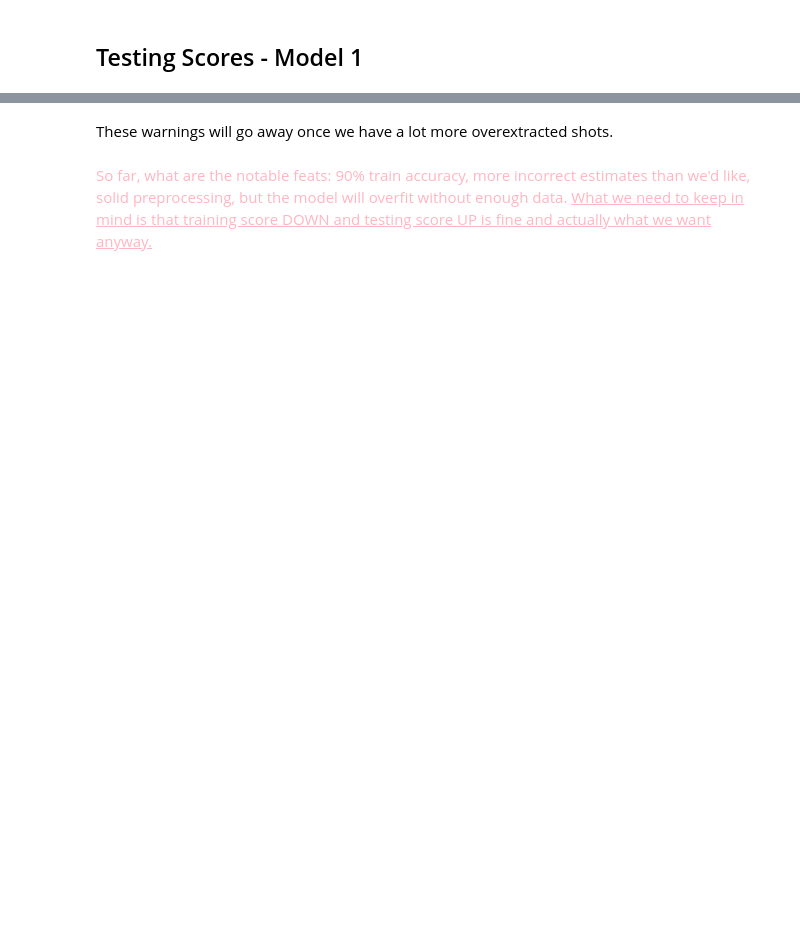
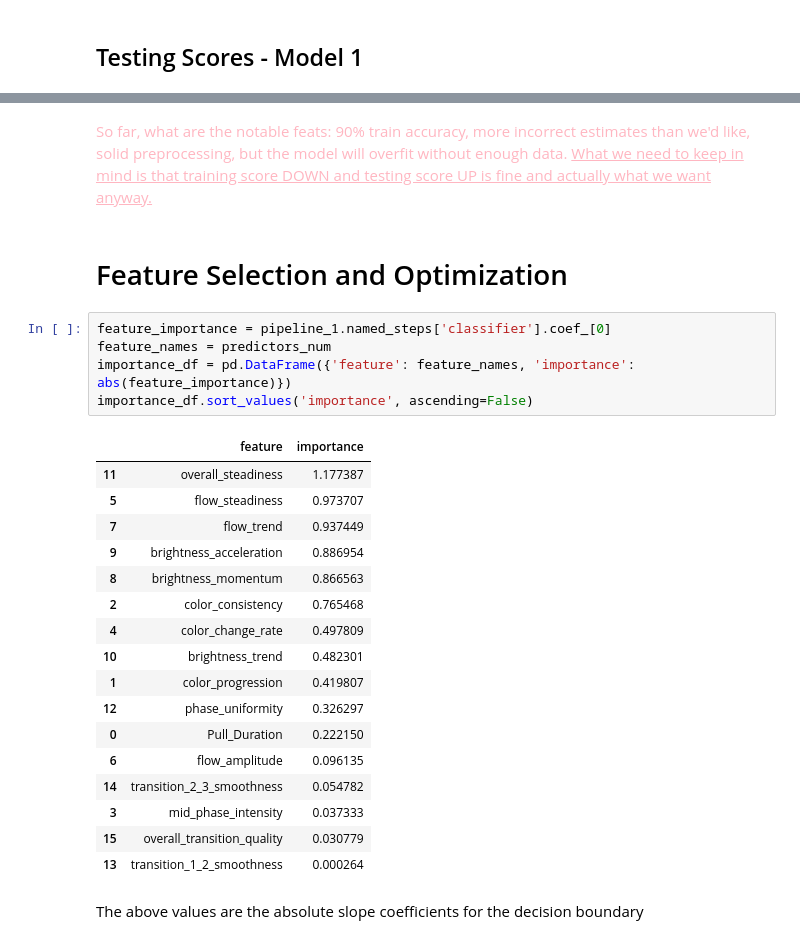
Before and after one commit to anichip/EspressFlowCV, a Jupyter notebook: initial_model.ipynb, the cells around one changed output, grey strips where cells are left out. Saved outputs shown, nothing was run; the diff lists cells and outputs as text; blank space fills up the shorter version.

```diff
--- a/initial_model.ipynb
+++ b/initial_model.ipynb
@@ -174,4 +190,29 @@ plt.show()
-# %% [markdown]
-These warnings will go away once we have a lot more overextracted shots.
 # %% [markdown]
 <p style="color:lightpink">So far, what are the notable feats: 90% train accuracy, more incorrect estimates than we'd like, solid preprocessing, but the model will overfit without enough data. <u>What we need to keep in mind is that training score DOWN and testing score UP is fine and actually what we want anyway.</u></p>
+# %% [markdown]
+# Feature Selection and Optimization
+# %%
+feature_importance = pipeline_1.named_steps['classifier'].coef_[0]
+feature_names = predictors_num
+importance_df = pd.DataFrame({'feature': feature_names, 'importance': abs(feature_importance)})
+importance_df.sort_values('importance', ascending=False)
+# %% [output]
+|  | feature | importance |
+| 11 | overall_steadiness | 1.177387 |
+| 5 | flow_steadiness | 0.973707 |
+| 7 | flow_trend | 0.937449 |
+| 9 | brightness_acceleration | 0.886954 |
+| 8 | brightness_momentum | 0.866563 |
+| 2 | color_consistency | 0.765468 |
+| 4 | color_change_rate | 0.497809 |
+| 10 | brightness_trend | 0.482301 |
+| 1 | color_progression | 0.419807 |
+| 12 | phase_uniformity | 0.326297 |
+| 0 | Pull_Duration | 0.222150 |
+| 6 | flow_amplitude | 0.096135 |
+| 14 | transition_2_3_smoothness | 0.054782 |
+| 3 | mid_phase_intensity | 0.037333 |
+| 15 | overall_transition_quality | 0.030779 |
+| 13 | transition_1_2_smoothness | 0.000264 |
+# %% [markdown]
+The above values are the absolute slope coefficients for the decision boundary
```
Also changed, not shown: parts of 17 cells of this notebook, 3 other files.
